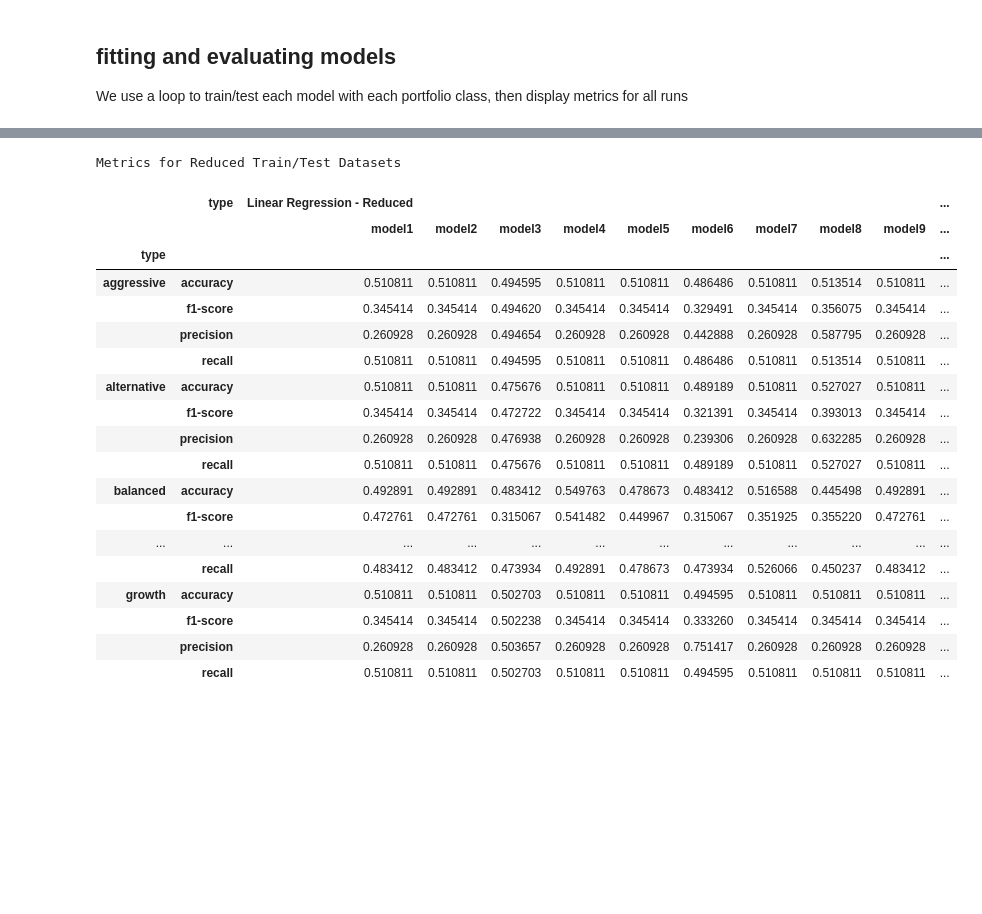
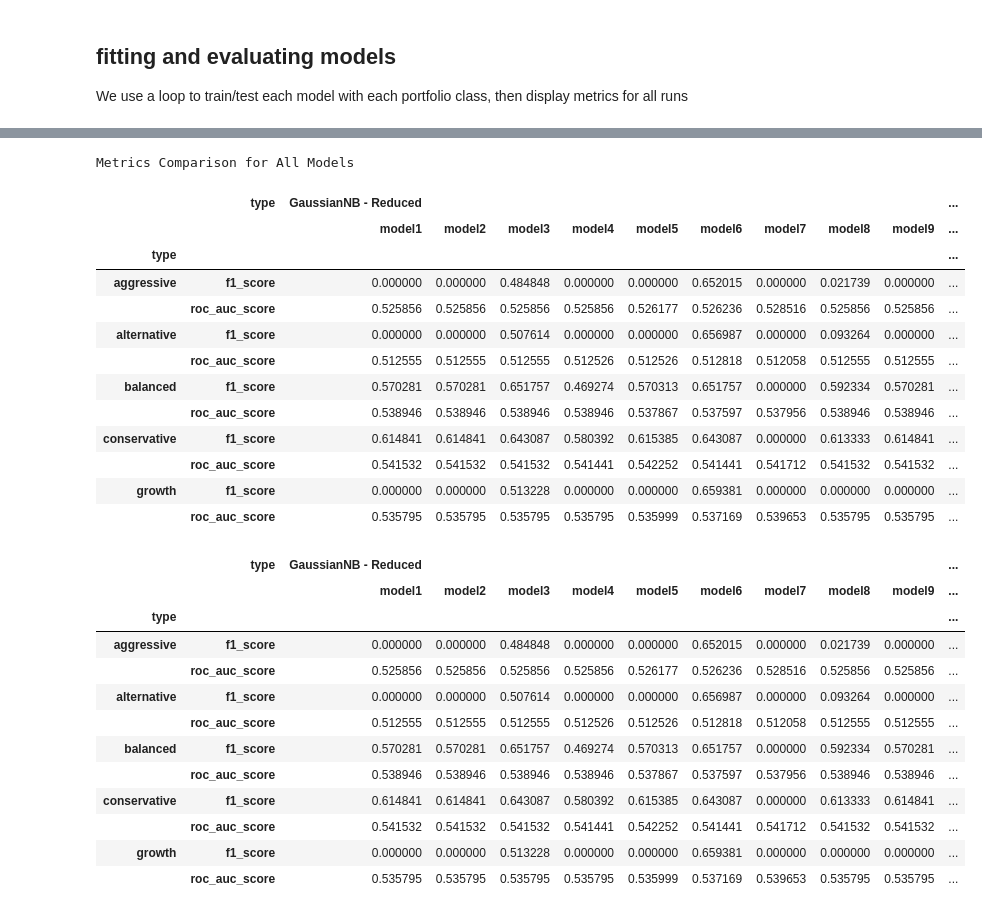
Before and after one commit to tlchampion/mwp_algorithmic_trading, a Jupyter notebook: modeling/gaussian_nb.ipynb, the cells around one changed output, grey strips where cells are left out. Cells and saved outputs as stored; diff of their text form; code cells hidden in the pictures; blank space fills up the shorter version.

```diff
--- a/modeling/gaussian_nb.ipynb
+++ b/modeling/gaussian_nb.ipynb
@@ -149,13 +149,16 @@ for portfolio in portfolios:
         pipeline = Pipeline([('scaler', scaler), ('model', model)])
         pipeline.fit(X_train, y_train)
         preds = pipeline.predict(X_test)
-        report = classification_report(y_test, preds, output_dict=True)
-        df = pd.DataFrame.from_dict(report['weighted avg'], orient='index', columns=[f'model{i}'])
-        df.loc['accuracy',f'model{i}'] = report['accuracy']
+        proba = pipeline.predict_proba(X_test)
+        roc = roc_auc_score(y_test,proba[:,1])
+        f1 = f1_score(y_test, preds)
+        df = pd.DataFrame()
+        df.loc['f1_score',f"model{i}"] = f1
+        df.loc['roc_auc_score',f"model{i}"] = roc
         df_results = pd.concat([df_results, df], axis=1)
-        df_results.drop('support', inplace=True)
         i += 1
     df_results['type'] = portfolio
     df_full_results = pd.concat([df_full_results, df_results])
+
 df_full_results.set_index('type', append=True, inplace=True)
 df_full_results = df_full_results.reorder_levels(['type', 0])
@@ -252,11 +232,13 @@ for portfolio in portfolios:
         pipeline = Pipeline([('scaler', scaler), ('model', model)])
         pipeline.fit(X_train, y_train)
         preds = pipeline.predict(X_test)
-        report = classification_report(y_test, preds, output_dict=True)
-        df = pd.DataFrame.from_dict(report['weighted avg'], orient='index', columns=[f'model{i}'])
-        df.loc['accuracy',f'model{i}'] = report['accuracy']
+        proba = pipeline.predict_proba(X_test)
+        roc = roc_auc_score(y_test,proba[:,1])
+        f1 = f1_score(y_test, preds)
+        df = pd.DataFrame()
+        df.loc['f1_score',f"model{i}"] = f1
+        df.loc['roc_auc_score',f"model{i}"] = roc
         df_results = pd.concat([df_results, df], axis=1)
-        df_results.drop('support', inplace=True)
         i += 1
     df_results['type'] = portfolio
     df_reduced_results = pd.concat([df_reduced_results, df_results])
@@ -264,49 +246,59 @@ for portfolio in portfolios:
 df_reduced_results.set_index('type', append=True, inplace=True)
 df_reduced_results = df_reduced_results.reorder_levels(['type', 0])
 # %%
-df_reduced_results['type'] = 'Linear Regression - Reduced'
-df_full_results['type'] = 'Linear Regression - Full'
+df_reduced_results['type'] = 'GaussianNB - Reduced'
+df_full_results['type'] = 'GaussianNB - Full'
 
 
 df_reduced_results.set_index('type', append=True,inplace=True)
 df_full_results.set_index('type', append=True,inplace=True)
 
 df_reduced_results = df_reduced_results.unstack(level=2)
 
 df_reduced_results = df_reduced_results.reorder_levels([1,0], axis=1)
 
 
 df_full_results = df_full_results.unstack(level=2)
 
 df_full_results = df_full_results.reorder_levels([1,0], axis=1)
 
 df_gaussian_results = pd.concat([df_reduced_results, df_full_results], axis=1)
 
 cm = sns.light_palette("blue", as_cmap=True)
 pd.set_option('display.max_columns', None)
 
 
 
-df_gaussian_results.style.background_gradient(cmap=cm, axis=1).set_caption("Metrics for Reduced Train/Test Datasets")
+df_gaussian_results.style.highlight_max(color='lightblue', axis = 1).set_caption("Metrics Comparison for All Models")
 # %% [output]
-Metrics for Reduced Train/Test Datasets
+Metrics Comparison for All Models
-|  | type | Linear Regression - Reduced |  |  |  |  |  |  |  |  | ... |
+|  | type | GaussianNB - Reduced |  |  |  |  |  |  |  |  | ... |
 |  |  | model1 | model2 | model3 | model4 | model5 | model6 | model7 | model8 | model9 | ... |
 | type |  |  |  |  |  |  |  |  |  |  | ... |
-| aggressive | accuracy | 0.510811 | 0.510811 | 0.494595 | 0.510811 | 0.510811 | 0.486486 | 0.510811 | 0.513514 | 0.510811 | ... |
-|  | f1-score | 0.345414 | 0.345414 | 0.494620 | 0.345414 | 0.345414 | 0.329491 | 0.345414 | 0.356075 | 0.345414 | ... |
-|  | precision | 0.260928 | 0.260928 | 0.494654 | 0.260928 | 0.260928 | 0.442888 | 0.260928 | 0.587795 | 0.260928 | ... |
-|  | recall | 0.510811 | 0.510811 | 0.494595 | 0.510811 | 0.510811 | 0.486486 | 0.510811 | 0.513514 | 0.510811 | ... |
-| alternative | accuracy | 0.510811 | 0.510811 | 0.475676 | 0.510811 | 0.510811 | 0.489189 | 0.510811 | 0.527027 | 0.510811 | ... |
-|  | f1-score | 0.345414 | 0.345414 | 0.472722 | 0.345414 | 0.345414 | 0.321391 | 0.345414 | 0.393013 | 0.345414 | ... |
-|  | precision | 0.260928 | 0.260928 | 0.476938 | 0.260928 | 0.260928 | 0.239306 | 0.260928 | 0.632285 | 0.260928 | ... |
-|  | recall | 0.510811 | 0.510811 | 0.475676 | 0.510811 | 0.510811 | 0.489189 | 0.510811 | 0.527027 | 0.510811 | ... |
-| balanced | accuracy | 0.492891 | 0.492891 | 0.483412 | 0.549763 | 0.478673 | 0.483412 | 0.516588 | 0.445498 | 0.492891 | ... |
-|  | f1-score | 0.472761 | 0.472761 | 0.315067 | 0.541482 | 0.449967 | 0.315067 | 0.351925 | 0.355220 | 0.472761 | ... |
-| ... | ... | ... | ... | ... | ... | ... | ... | ... | ... | ... | ... |
-|  | recall | 0.483412 | 0.483412 | 0.473934 | 0.492891 | 0.478673 | 0.473934 | 0.526066 | 0.450237 | 0.483412 | ... |
-| growth | accuracy | 0.510811 | 0.510811 | 0.502703 | 0.510811 | 0.510811 | 0.494595 | 0.510811 | 0.510811 | 0.510811 | ... |
-|  | f1-score | 0.345414 | 0.345414 | 0.502238 | 0.345414 | 0.345414 | 0.333260 | 0.345414 | 0.345414 | 0.345414 | ... |
-|  | precision | 0.260928 | 0.260928 | 0.503657 | 0.260928 | 0.260928 | 0.751417 | 0.260928 | 0.260928 | 0.260928 | ... |
-|  | recall | 0.510811 | 0.510811 | 0.502703 | 0.510811 | 0.510811 | 0.494595 | 0.510811 | 0.510811 | 0.510811 | ... |
+| aggressive | f1_score | 0.000000 | 0.000000 | 0.484848 | 0.000000 | 0.000000 | 0.652015 | 0.000000 | 0.021739 | 0.000000 | ... |
+|  | roc_auc_score | 0.525856 | 0.525856 | 0.525856 | 0.525856 | 0.526177 | 0.526236 | 0.528516 | 0.525856 | 0.525856 | ... |
+| alternative | f1_score | 0.000000 | 0.000000 | 0.507614 | 0.000000 | 0.000000 | 0.656987 | 0.000000 | 0.093264 | 0.000000 | ... |
+|  | roc_auc_score | 0.512555 | 0.512555 | 0.512555 | 0.512526 | 0.512526 | 0.512818 | 0.512058 | 0.512555 | 0.512555 | ... |
+| balanced | f1_score | 0.570281 | 0.570281 | 0.651757 | 0.469274 | 0.570313 | 0.651757 | 0.000000 | 0.592334 | 0.570281 | ... |
+|  | roc_auc_score | 0.538946 | 0.538946 | 0.538946 | 0.538946 | 0.537867 | 0.537597 | 0.537956 | 0.538946 | 0.538946 | ... |
+| conservative | f1_score | 0.614841 | 0.614841 | 0.643087 | 0.580392 | 0.615385 | 0.643087 | 0.000000 | 0.613333 | 0.614841 | ... |
+|  | roc_auc_score | 0.541532 | 0.541532 | 0.541532 | 0.541441 | 0.542252 | 0.541441 | 0.541712 | 0.541532 | 0.541532 | ... |
+| growth | f1_score | 0.000000 | 0.000000 | 0.513228 | 0.000000 | 0.000000 | 0.659381 | 0.000000 | 0.000000 | 0.000000 | ... |
+|  | roc_auc_score | 0.535795 | 0.535795 | 0.535795 | 0.535795 | 0.535999 | 0.537169 | 0.539653 | 0.535795 | 0.535795 | ... |
+# %%
+df_gaussian_results.style.background_gradient(axis=1)
+# %% [output]
+|  | type | GaussianNB - Reduced |  |  |  |  |  |  |  |  | ... |
+|  |  | model1 | model2 | model3 | model4 | model5 | model6 | model7 | model8 | model9 | ... |
+| type |  |  |  |  |  |  |  |  |  |  | ... |
+| aggressive | f1_score | 0.000000 | 0.000000 | 0.484848 | 0.000000 | 0.000000 | 0.652015 | 0.000000 | 0.021739 | 0.000000 | ... |
+|  | roc_auc_score | 0.525856 | 0.525856 | 0.525856 | 0.525856 | 0.526177 | 0.526236 | 0.528516 | 0.525856 | 0.525856 | ... |
+| alternative | f1_score | 0.000000 | 0.000000 | 0.507614 | 0.000000 | 0.000000 | 0.656987 | 0.000000 | 0.093264 | 0.000000 | ... |
+|  | roc_auc_score | 0.512555 | 0.512555 | 0.512555 | 0.512526 | 0.512526 | 0.512818 | 0.512058 | 0.512555 | 0.512555 | ... |
+| balanced | f1_score | 0.570281 | 0.570281 | 0.651757 | 0.469274 | 0.570313 | 0.651757 | 0.000000 | 0.592334 | 0.570281 | ... |
+|  | roc_auc_score | 0.538946 | 0.538946 | 0.538946 | 0.538946 | 0.537867 | 0.537597 | 0.537956 | 0.538946 | 0.538946 | ... |
+| conservative | f1_score | 0.614841 | 0.614841 | 0.643087 | 0.580392 | 0.615385 | 0.643087 | 0.000000 | 0.613333 | 0.614841 | ... |
+|  | roc_auc_score | 0.541532 | 0.541532 | 0.541532 | 0.541441 | 0.542252 | 0.541441 | 0.541712 | 0.541532 | 0.541532 | ... |
+| growth | f1_score | 0.000000 | 0.000000 | 0.513228 | 0.000000 | 0.000000 | 0.659381 | 0.000000 | 0.000000 | 0.000000 | ... |
+|  | roc_auc_score | 0.535795 | 0.535795 | 0.535795 | 0.535795 | 0.535999 | 0.537169 | 0.539653 | 0.535795 | 0.535795 | ... |
 # %%
```
Also changed, not shown: parts of 3 cells of this notebook, 12 other files.
